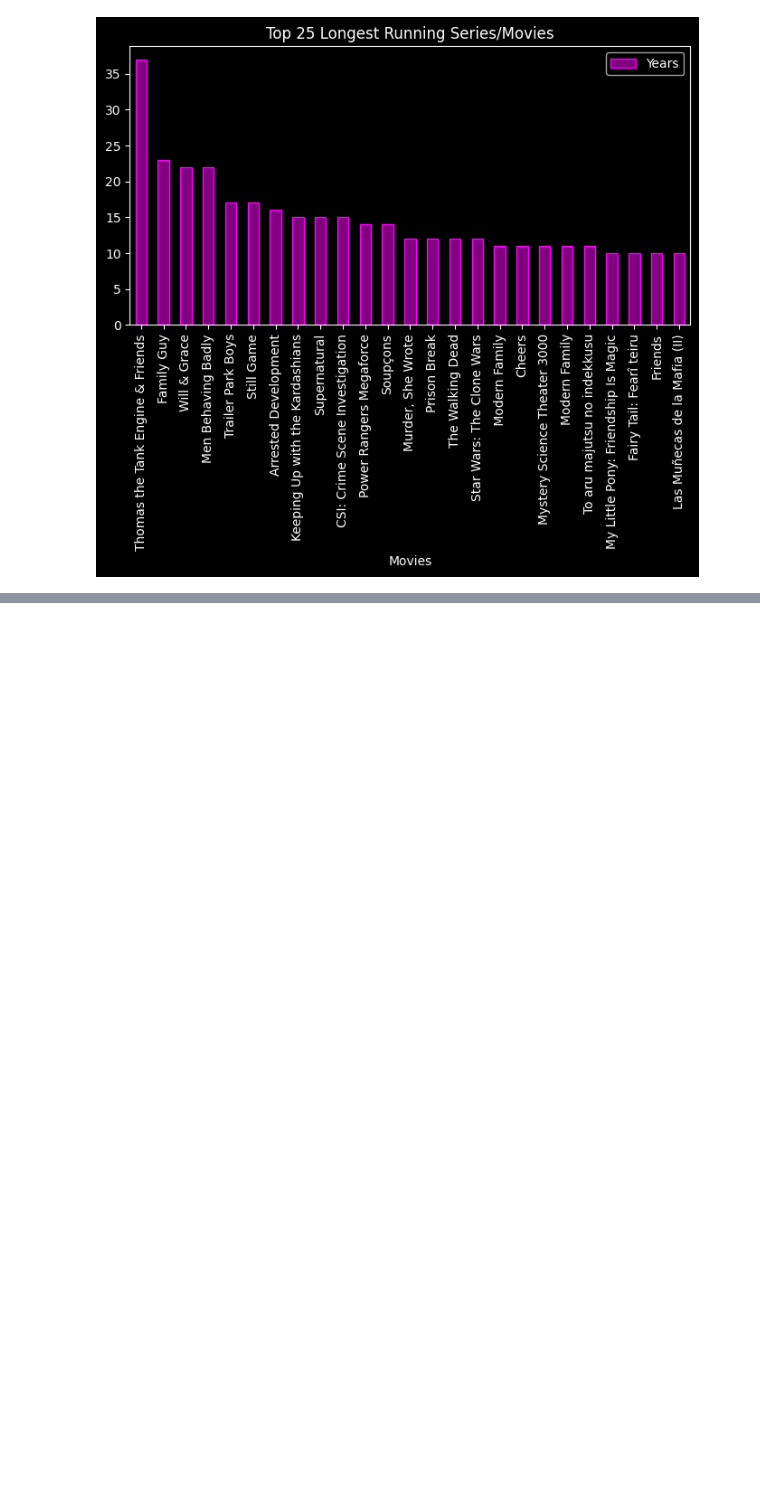
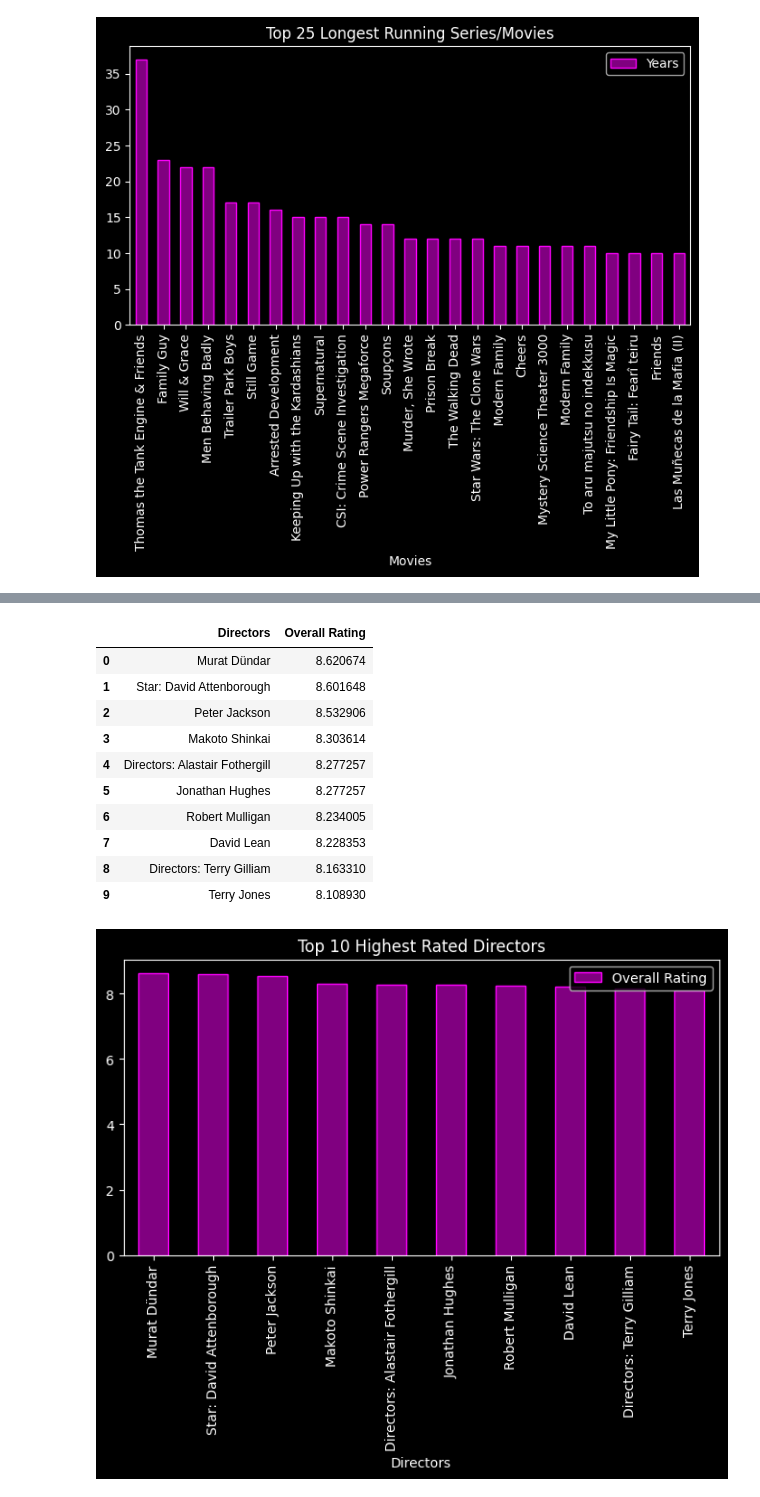
Before and after one commit to FayRd/Movies-Data-Analysis, a Jupyter notebook: data_visualisation.ipynb, the cells around one changed output, grey strips where cells are left out. Saved outputs shown, nothing was run; the diff lists cells and outputs as text; code cells hidden in the pictures; blank space fills up the shorter version.

```diff
--- a/data_visualisation.ipynb
+++ b/data_visualisation.ipynb
@@ -214,2 +240,28 @@ plots.append(fig6)
+# %%
+# 8. Highest Rated Directors
+df_view_8 = df[['Directors']].copy()
+df_view_8['Overall Rating'] = df_view_1['Overall Rating'].copy()
+df_view_8 = df_view_8.explode('Directors')
+df_view_8 = df_view_8.groupby('Directors')['Overall Rating'].mean().reset_index()
+df_view_8 = df_view_8.sort_values(by='Overall Rating', ascending=False)
+
+display(df_view_8.head(show_rows).reset_index(drop=True))
+
+fig8, ax8 = plt.subplots(figsize=(8, 4))
+df_view_8.head(10).plot(kind='bar', x='Directors', y='Overall Rating', color='purple', edgecolor='magenta', figsize=(8, 4), title='Top 10 Highest Rated Directors', ax=ax8)
+plots.append(fig8)
+# %% [output]
+|  | Directors | Overall Rating |
+| 0 | Murat Dündar | 8.620674 |
+| 1 | Star: David Attenborough | 8.601648 |
+| 2 | Peter Jackson | 8.532906 |
+| 3 | Makoto Shinkai | 8.303614 |
+| 4 | Directors: Alastair Fothergill | 8.277257 |
+| 5 | Jonathan Hughes | 8.277257 |
+| 6 | Robert Mulligan | 8.234005 |
+| 7 | David Lean | 8.228353 |
+| 8 | Directors: Terry Gilliam | 8.163310 |
+| 9 | Terry Jones | 8.108930 |
+[figure, added]
 # %%
 # Plot all graphs
```
Also changed, not shown: parts of 6 cells of this notebook, 5 other files.
